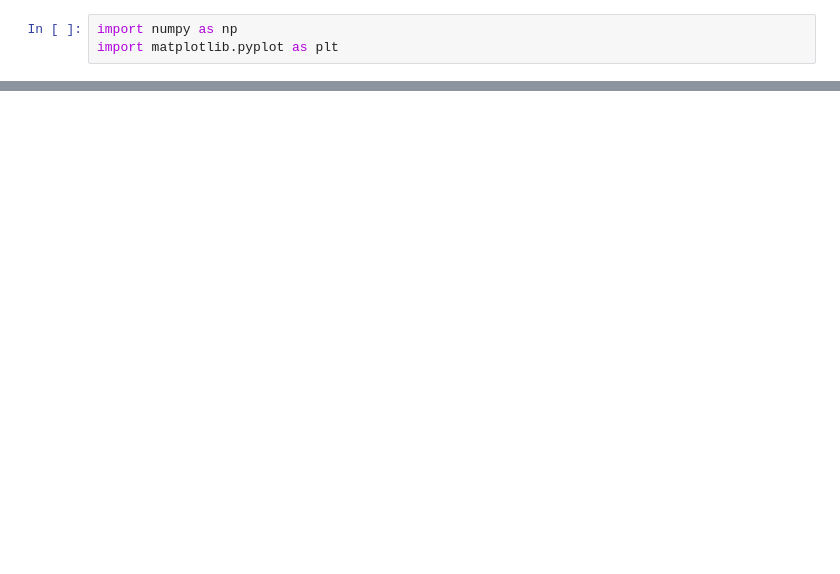
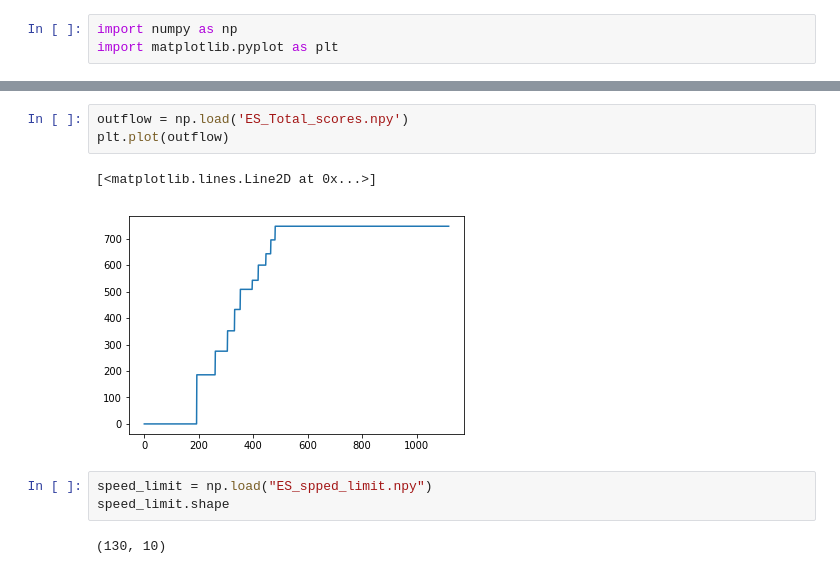
Before and after one commit to SHITIANYU-hue/dgn_ring_torch, a Jupyter notebook: analyze.ipynb, the cells around one changed output, grey strips where cells are left out. Saved outputs shown, nothing was run; the diff lists cells and outputs as text; blank space fills up the shorter version.

```diff
--- a/analyze.ipynb
+++ b/analyze.ipynb
@@ -65,0 +28,11 @@ array([[27.68912465, 27.77378972, 27.40531259],
+# %%
+outflow = np.load('ES_Total_scores.npy')
+plt.plot(outflow)
+# %% [output]
+[<matplotlib.lines.Line2D at 0x...>]
+[figure, added]
+# %%
+speed_limit = np.load("ES_spped_limit.npy")
+speed_limit.shape
+# %% [output]
+(130, 10)
```
Also changed, not shown: parts of 13 cells of this notebook, 17 other files.
